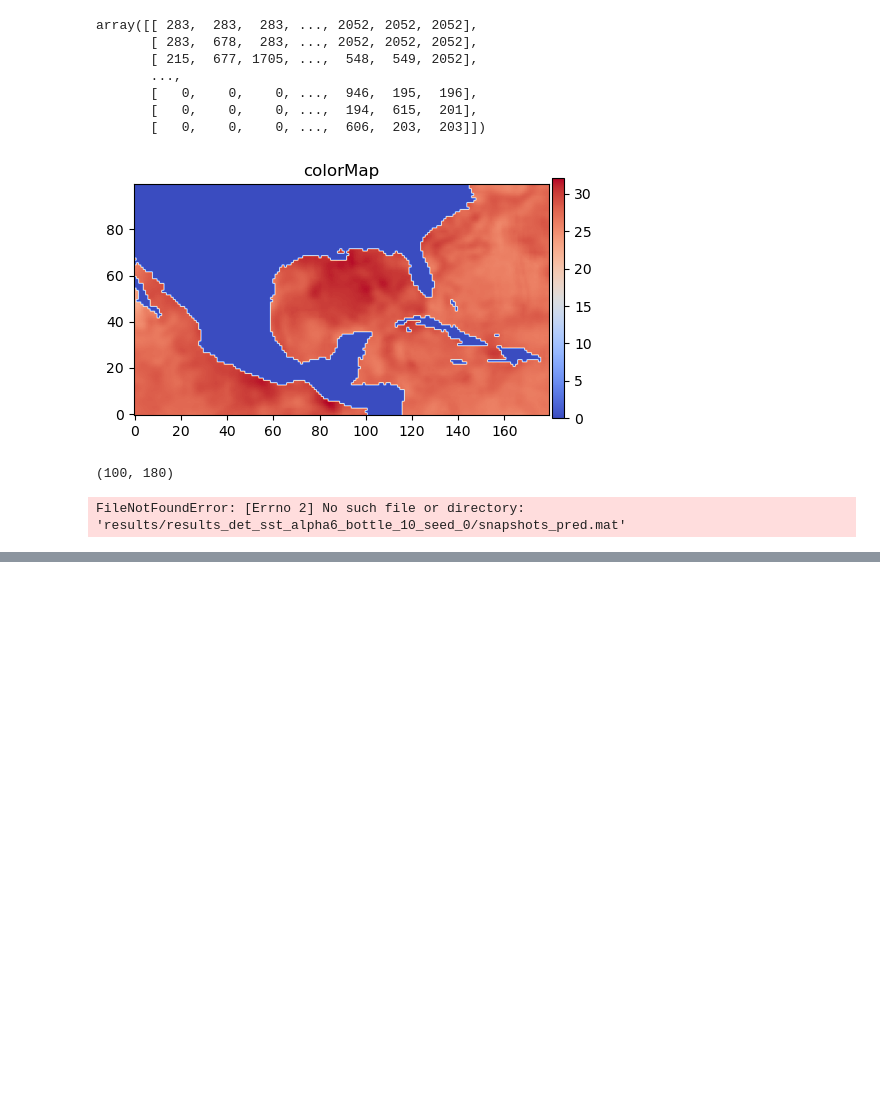
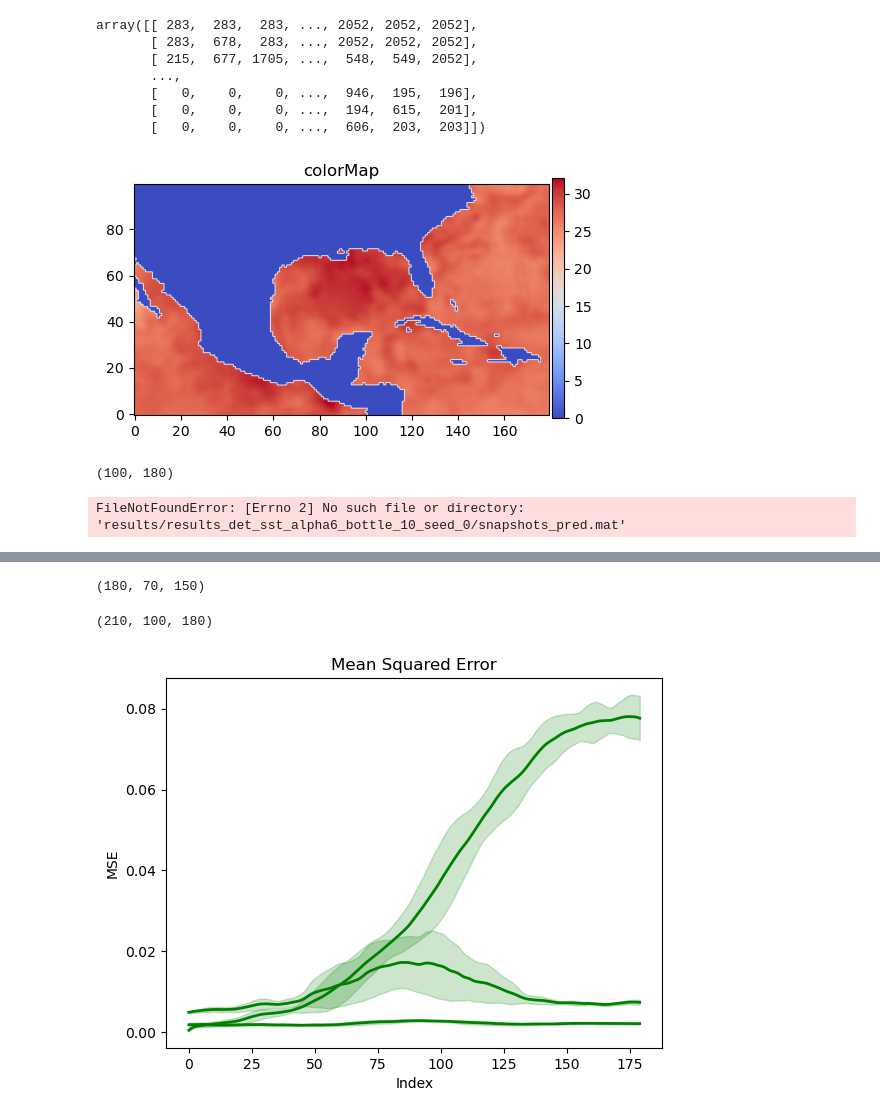
Before and after one commit to arvindrenga96/koopmanAE, a Jupyter notebook: sst_dataset.ipynb, the cells around one changed output, grey strips where cells are left out. Saved outputs shown, nothing was run; the diff lists cells and outputs as text; code cells hidden in the pictures; blank space fills up the shorter version.

```diff
--- a/sst_dataset.ipynb
+++ b/sst_dataset.ipynb
@@ -117,0 +82,7 @@ actual_range :
+# %%
+initial_x = 360
+initial_y = 310
+data_sst = data.sst[:,initial_x:initial_x+100,initial_y:initial_y+180].values
+nanflag = ~np.isnan(data_sst[0])
+data_sst[np.isnan(data_sst)] = 0
+np.savez("sst/sst_all_years_southeast_asia.npz", dataset=data_sst, nanset=nanflag)
@@ -460,0 +580,4 @@ plt.show()
+# %%
+print (truth.shape)
+# %% [output]
+(180, 70, 150)
@@ -460,0 +598,68 @@ plt.show()
+# %%
+import numpy as np
+import matplotlib.pyplot as plt
+
+def createStridedData(data, window, stride):
+    print (data.shape)
+    strided_data = []
+    i=0
+    while i<len(data) and i+window<len(data):
+        strided_data.append(np.expand_dims(data[i:i+window], axis=1))
+        i = i+stride
+    strided_data = np.concatenate(strided_data, axis=1)
+    strided_data = np.swapaxes(strided_data, 0, 1)
+
+    return strided_data
+
+# Assuming you have two arrays named 'array1' and 'array2' of shape (180, 70, 150)
+
+# Calculate the mean squared error (MSE) for each pair of corresponding elements
+mean_pred = np.load('results/trialrun3/21595/KIA/data.npz')
+reshaped_array = createStridedData(mean_pred["Avg_Prediction"], 180, 1)
+
+init =  scipy.io.loadmat('results/trialrun3/21595/KIA/snapshots_pred.mat')
+init_points = np.expand_dims(init['init'],axis=1)
+persistence = np.repeat(init_points,180,axis=1)
+
+mae_norm = np.zeros((init['pred'].shape[0:2]))
+
+mse_values1 = np.mean((init['pred'] - init['truth'])**2, axis=(2, 3))
+std_val = np.std(mse_values1, axis=0)
+mean_val = np.mean(mse_values1, axis=0)
+
+mse_values2 = np.mean((reshaped_array - init['truth'])**2, axis=(2, 3))
+std_val_2 = np.std(mse_values2, axis=0)
+mean_val_2 = np.mean(mse_values2, axis=0)
+
+# mse_values2 = np.mean((init['truth'][0] - init['truth'])**2, axis=(2, 3))
+# std_val_2 = np.std(mse_values2, axis=0)
+# mean_val_2 = np.mean(mse_values2, axis=0)
+
+mse_values3 = np.mean((persistence - init['truth'])**2, axis=(2, 3))
+std_val_3 = np.std(mse_values3, axis=0)
+mean_val_3 = np.mean(mse_values3, axis=0)
+
+
+
+plt.plot(mean_val, '-', lw=2, label="KIA", color='#008000')
+plt.fill_between(x=range(mean_val.shape[0]), y1=mean_val - std_val, y2=mean_val + std_val, color='#008000', alpha=0.2)
+
+
+plt.plot(mean_val_2, '-', lw=2, label="Mean", color='#008000')
+plt.fill_between(x=range(mean_val_2.shape[0]), y1=mean_val_2 - std_val_2, y2=mean_val_2 + std_val_2, color='#008000', alpha=0.2)
+
+
+plt.plot(mean_val_3, '-', lw=2, label="Persistence", color='#008000')
+plt.fill_between(x=range(mean_val_3.shape[0]), y1=mean_val_3 - std_val_3, y2=mean_val_3 + std_val_3, color='#008000', alpha=0.2)
+
+# Plot the MSE values
+# plt.plot(std_val)
+
+# plt.plot(mse_values2)
+plt.xlabel('Index')
+plt.ylabel('MSE')
+plt.title('Mean Squared Error')
+plt.show()
+# %% [output]
+(210, 100, 180)
+[figure, added]
```
Also changed, not shown: parts of 33 cells of this notebook, 46 other files.
